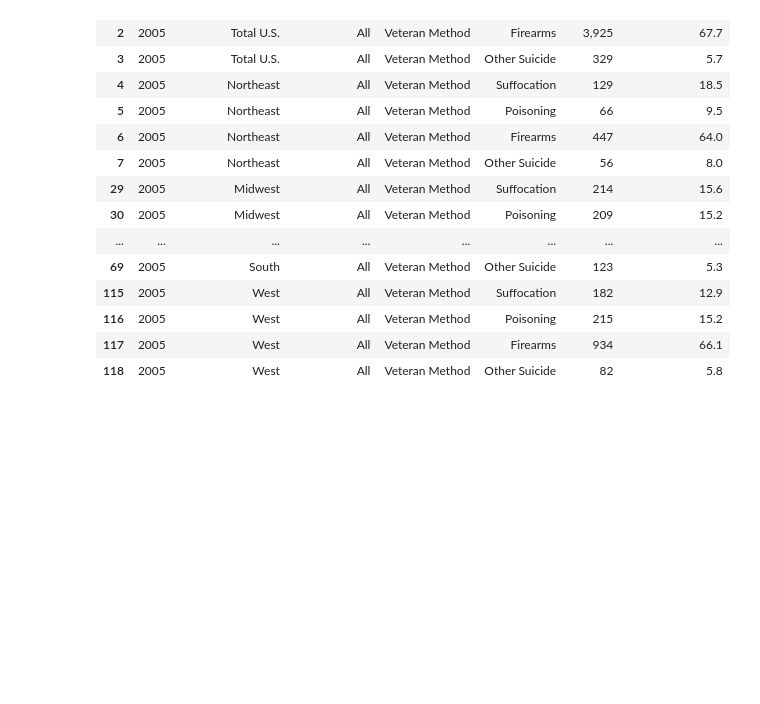
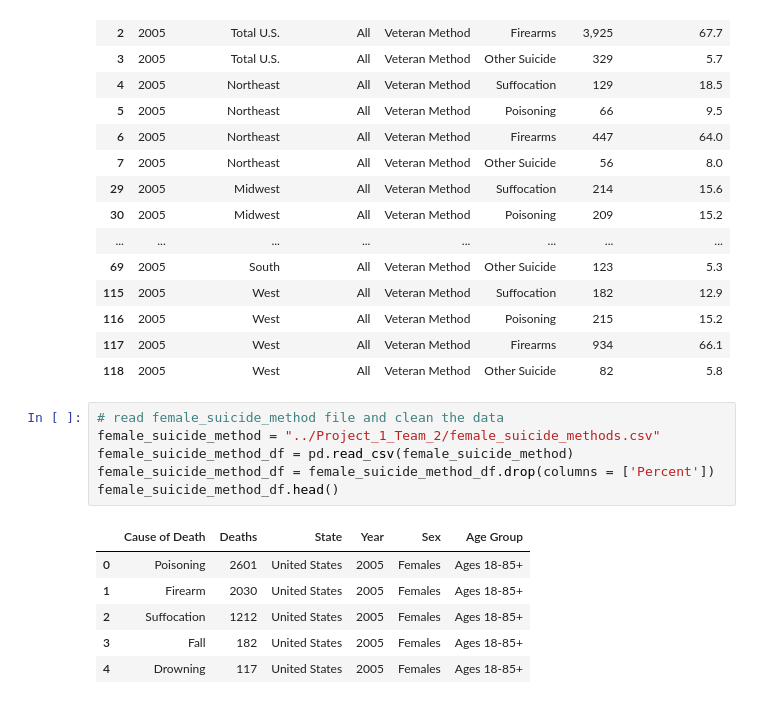
Before and after one commit to jetchechury/Project_1_SuicideAnalysis, a Jupyter notebook: JN_Project1.ipynb, the cells around one changed output. Drawn from its saved outputs; the diff is of its cells as text; blank space fills up the shorter version.

```diff
--- a/JN_Project1.ipynb
+++ b/JN_Project1.ipynb
@@ -95,3 +95,16 @@ vet_method_df2.head(20)
 | 116 | 2005 | West | All | Veteran Method | Poisoning | 215 | 15.2 |
 | 117 | 2005 | West | All | Veteran Method | Firearms | 934 | 66.1 |
 | 118 | 2005 | West | All | Veteran Method | Other Suicide | 82 | 5.8 |
+# %%
+# read female_suicide_method file and clean the data
+female_suicide_method = "../Project_1_Team_2/female_suicide_methods.csv"
+female_suicide_method_df = pd.read_csv(female_suicide_method)
+female_suicide_method_df = female_suicide_method_df.drop(columns = ['Percent'])
+female_suicide_method_df.head()
+# %% [output]
+|  | Cause of Death | Deaths | State | Year | Sex | Age Group |
+| 0 | Poisoning | 2601 | United States | 2005 | Females | Ages 18-85+ |
+| 1 | Firearm | 2030 | United States | 2005 | Females | Ages 18-85+ |
+| 2 | Suffocation | 1212 | United States | 2005 | Females | Ages 18-85+ |
+| 3 | Fall | 182 | United States | 2005 | Females | Ages 18-85+ |
+| 4 | Drowning | 117 | United States | 2005 | Females | Ages 18-85+ |
```
Also changed, not shown: parts of 6 cells of this notebook, 1 other file.
